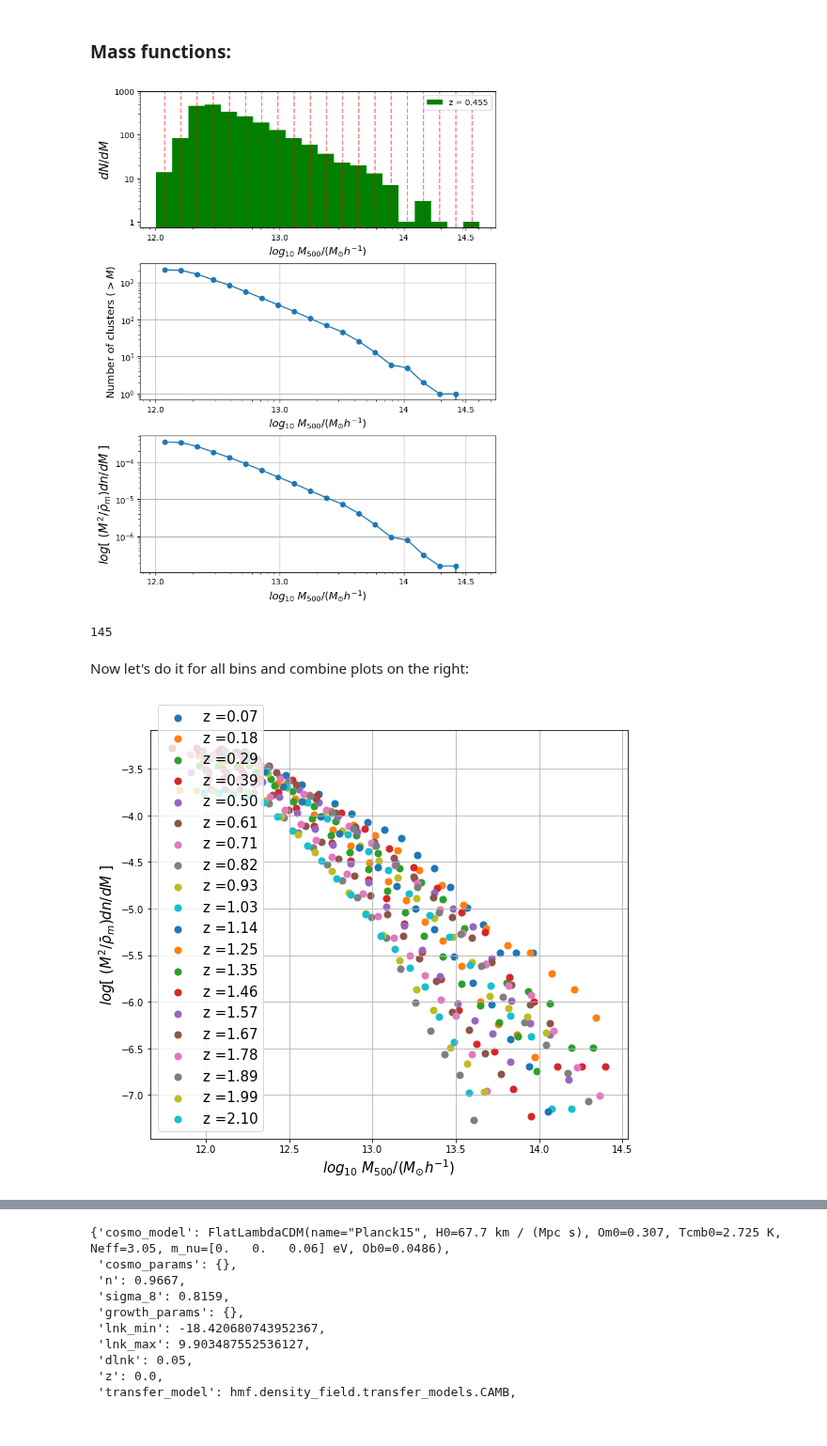
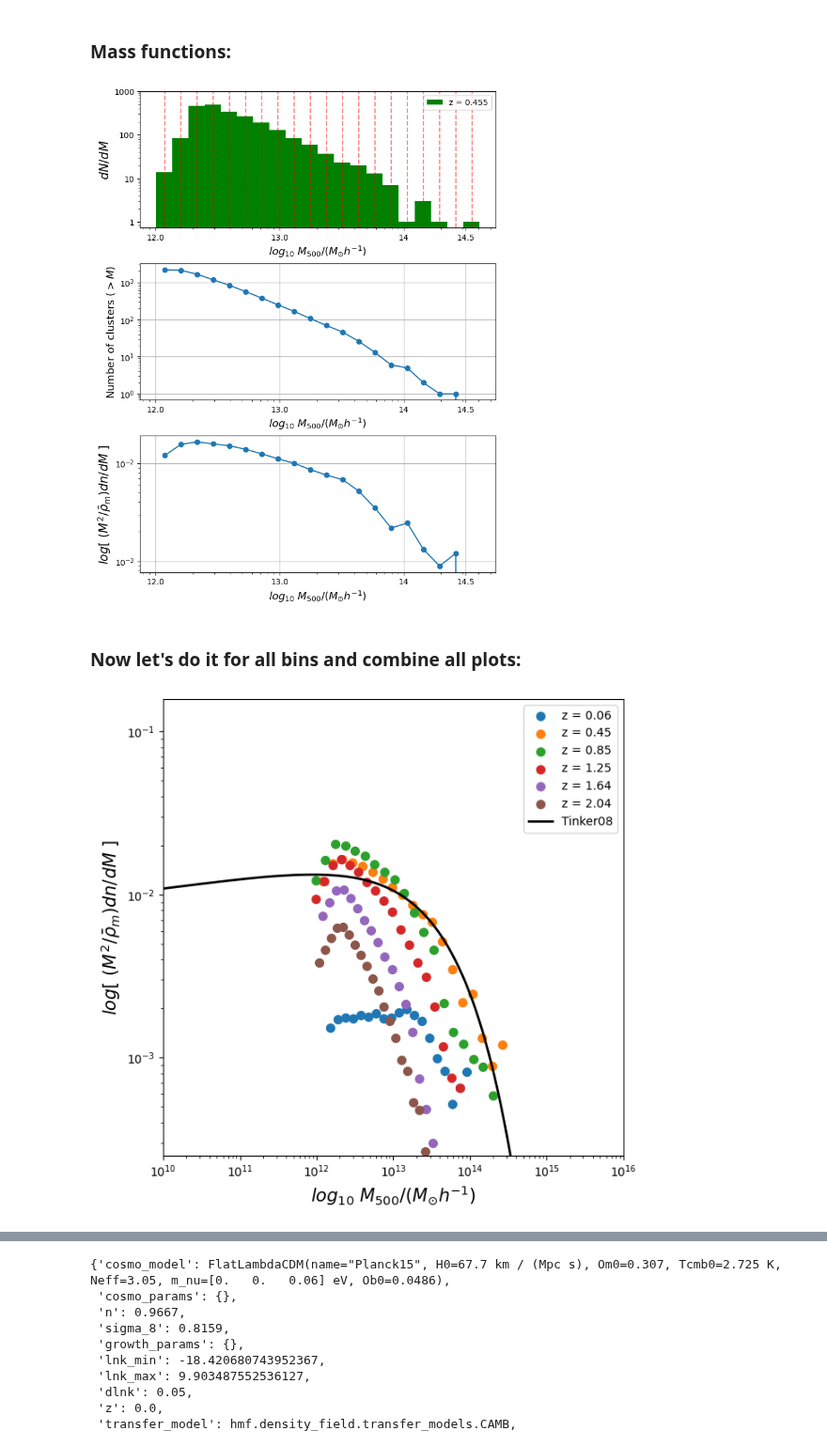
Before and after one commit to pi4imu/magneticum, a Jupyter notebook: hmf_clusters.ipynb, the cells around one changed output, grey strips where cells are left out. Shown at 94% size. Cells and saved outputs as stored; diff of their text form; code cells hidden in the pictures.

```diff
--- a/hmf_clusters.ipynb
+++ b/hmf_clusters.ipynb
@@ -176,14 +176,16 @@ and
 # %% [markdown]
 ### Also see [HERE](https://astronomy.stackexchange.com/questions/44380/comoving-volume-calculation).
 # %%
+h = 0.704
 D_H = 3000/h #Mpc
 
 def dif_comoving_volume(z, O_M, O_L):
 
-    #Omega_M = 1
-    #Omega_L = 0
+    # Omega_M = 1
+    # Omega_L = 0
 
-    #D_H = 3000/h #Mpc
+    # h = 0.704
+    # D_H = 3000/h #Mpc
 
     E = np.sqrt(O_M*(1+z)**3+O_L)
 
@@ -340,9 +342,10 @@ xxx = plt.gca().get_xlim()
 dM = np.diff(M_left)            # array of steps for masses, it is NOT the same for each bin
 M_binned = M_left[:-1]+dM/2     # array of centers of each bin
 
+#plt.plot(M_binned, dM, marker='o')
+
 for _ in M_binned:
     plt.axvline(_, color='r', linestyle="--", alpha = 0.5)   # draw red dashed line
-
 
 plt.subplot(312)
 
@@ -382,9 +385,9 @@ dndM = dNdM_cumulative/phys_dcv(zzz, dz, Omega_M, Omega_L) # Mpc^(-3)
 # rescaling dndM in Tinker 2008 style
 
 rho_matter = Omega_M * rho_crit(zzz, Omega_M, Omega_L)/h**2  # h^2 Msun/kpc^3
-yyy = (M_binned**2/rho_matter)/1e9*dndM  #/dM
+yyy = (M_binned**2/rho_matter)/1e9*dndM/dM  # sure? dimension is h
 
-plt.plot(M_binned, dndM, marker='o')
+plt.plot(M_binned, yyy, marker='o')
 plt.xlim(xxx)
 plt.xscale('log')
 plt.xticks([10**d for d in [12.0, 13.0, 14, 14.5]], [12.0, 13.0, 14, 14.5])
@@ -394,57 +397,61 @@ plt.ylabel(r"$log[ \ (M^2/\bar{\rho}_{m}) dn/dM \ ]$", fontsize = 15) # not log!
 plt.grid()
 #plt.show()
 # %% [output]
-[figure, old version]
+[figure, new version]
-# %%
-masses = dictionary[zzz]
-print(len(masses))
-# %% [output]
-145
 # %% [markdown]
-Now let's do it for all bins and combine plots on the right:
+### Now let's do it for all bins and combine all plots:
 # %%
 N_bins = 20
 
 x_final = []
 y_final = []
 
-plt.figure(figsize=(20,8))
+plt.figure(figsize=(7,7))
 
 for zz in z_binned[::5]:
     masses = dictionary[zz]
 
-    dNdM, M_left = np.histogram(np.log10(masses), bins = N_bins)
+    dNdM, M_left = np.histogram(masses, bins = np.logspace(np.log10(min(masses)),np.log10(max(masses)), N_bins+1) )
 
-    for i in range(len(dNdM)):
+    for i in range(len(dNdM)):          # cumulative, see above
         dNdM[i] = np.sum(dNdM[i+1:])
 
-    dM=np.zeros(N_bins)
-    for i in range(0, N_bins):
-        dM[i]=10**M_left[i+1]-10**M_left[i]
+    #dM=np.zeros(N_bins)
+    #for i in range(0, N_bins):
+    #    dM[i]=10**M_left[i+1]-10**M_left[i]
+    #M_binned = 10**M_left[:-1]+dM/2
 
-    M_binned = 10**M_left[:-1]+dM/2
-    dndM = dNdM/dif_comoving_volume(zz) #Mpc^(-3)
+    dM = np.diff(M_left)            # array of steps for masses, it is NOT the same for each bin
+    M_binned = M_left[:-1]+dM/2     # array of centers of each bin
 
-    plt.subplot(1,2,2)
+    dndM = dNdM/phys_dcv(zzz, dz, Omega_M, Omega_L) #Mpc^(-3)
+
+    #plt.subplot(1,2,2)
     #yy = M_binned**2/rho_crit(zz)/1e9*dndM/dM*(1+zz)**3
     #yy = dndM/dM
-    yy=dndM
+    #yy=dndM
+
+    rho_matter = Omega_M * rho_crit(zz, Omega_M, Omega_L)/h**2  # h^2 Msun/kpc^3
+    yyy = (M_binned**2/rho_matter)/1e9*dndM/dM  # sure? dimension is h
 
     x_final.append(M_binned)
-    y_final.append(yy)
+    y_final.append(yyy)
 
-    plt.scatter(np.log10(M_binned), np.log10(yy), linewidth=2, label='z = '+f'{zz:.2f}')
+    plt.scatter(M_binned, yyy, linewidth=2, label='z = '+f'{zz:.2f}')
 
-#plt.scatter(np.log10(x_final), y_final)
-#plt.yscale('log')
+#plt.scatter(x_final, y_final)
+plt.xscale('log')
+plt.yscale('log')
+plt.xlim(10**10, 10**16)
+plt.ylim(10**(-3.6), 10**(-0.8))
 plt.xlabel("$log_{10} \ M_{500}/(M_{\odot} h^{-1})$", fontsize = 15)
 plt.ylabel(r"$log[ \ (M^2/\bar{\rho}_{m}) dn/dM \ ]$", fontsize = 15)
 #plt.title('z = '+f"{zz:.3f}", fontsize=15)
 #plt.legend(prop={'size': 15}, handlelength=0, loc=0)
-#plt.plot(np.log10(x_fit), np.log10(y_fit), color='black', label='Tinker08', linewidth=2)
-plt.grid()
-plt.legend(fontsize = 15, loc=3)
+plt.plot(x_fit, y_fit, color='black', label='Tinker08', linewidth=2)
+#plt.grid()
+plt.legend(fontsize = 10, loc=1)
 plt.show()
 # %% [output]
-[figure, old version]
+[figure, new version]
 # %% [markdown]
```
Also changed, not shown: parts of 22 cells of this notebook.
